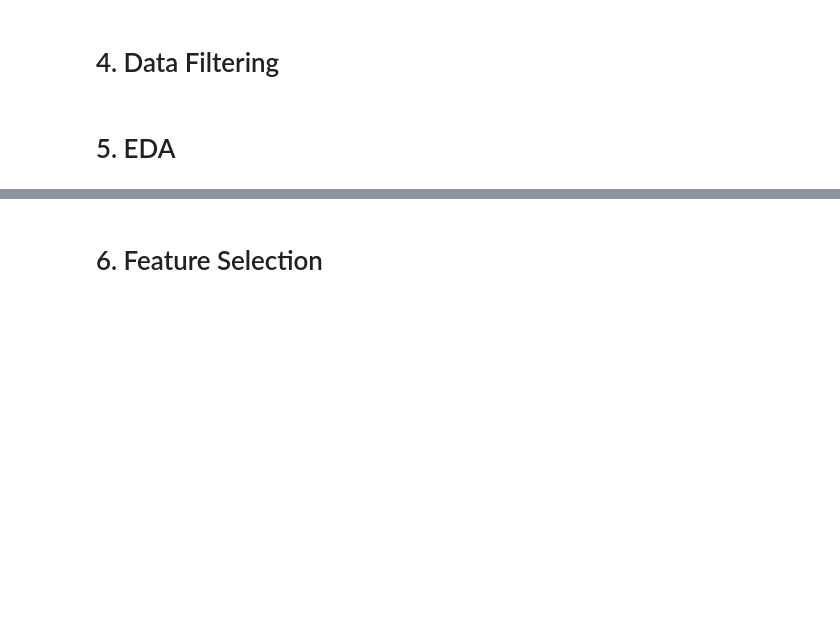
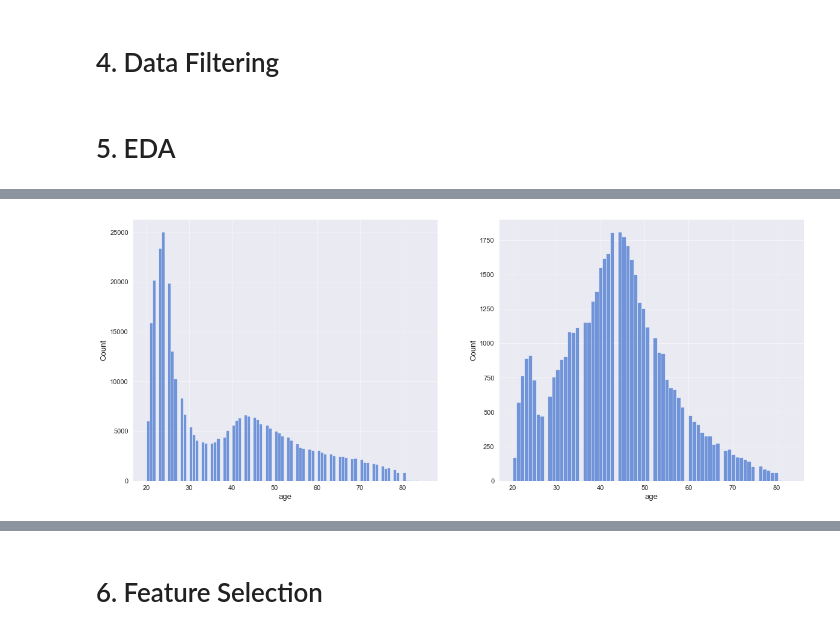
Before and after one commit to Gutscs/Health-Insurance-Cross-Sell, a Jupyter notebook: HealthInsurance.ipynb, the cells around one changed output, grey strips where cells are left out. Cells and saved outputs as stored; diff of their text form; code cells hidden in the pictures; blank space fills up the shorter version.

```diff
--- a/HealthInsurance.ipynb
+++ b/HealthInsurance.ipynb
@@ -411,0 +422,7 @@ df4 = df3.copy()
+# %%
+fig, axes = plt.subplots(1,2)
+
+sns.histplot( df5[ df5['response'] == 0 ]['age'], ax=axes[0] )
+sns.histplot( df5[ df5['response'] == 1 ]['age'], ax=axes[1] );
+# %% [output]
+[figure, added]
```
Also changed, not shown: parts of 34 cells of this notebook.
